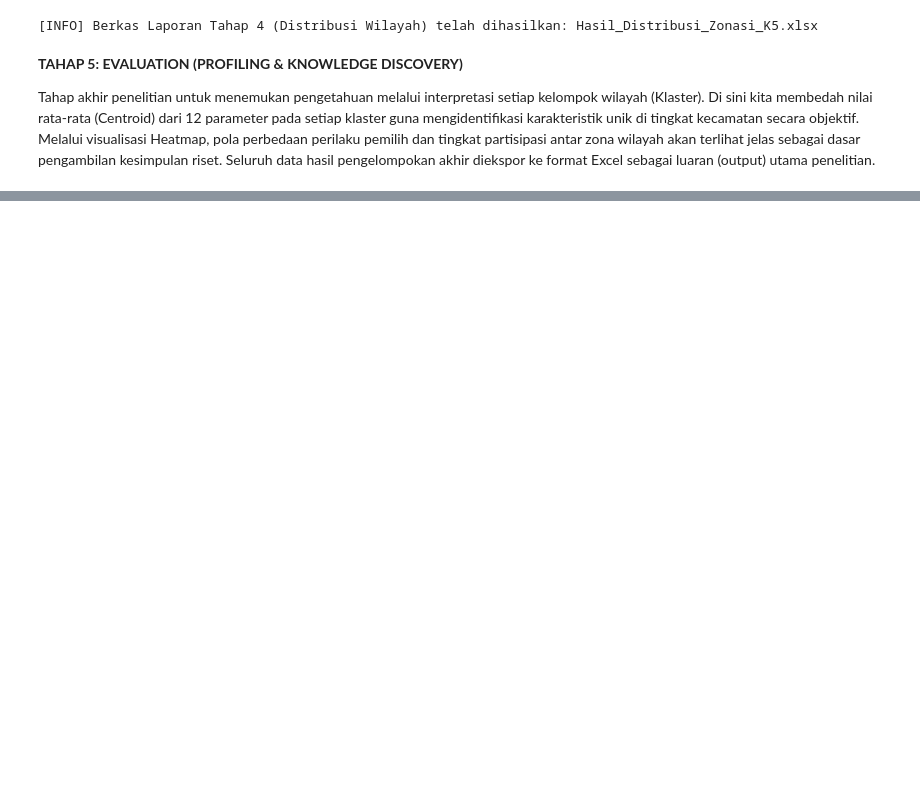
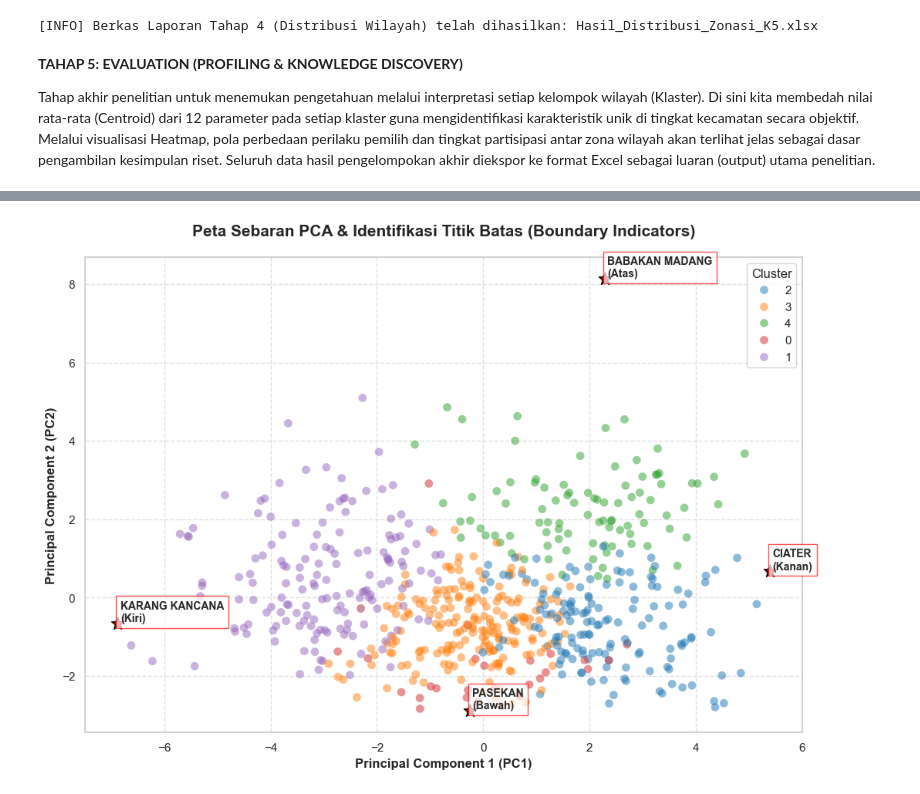
Before and after one commit to farisali522/gisclustering, a Jupyter notebook: clustering/clustering.ipynb, the cells around one changed output, grey strips where cells are left out. Saved outputs shown, nothing was run; the diff lists cells and outputs as text; code cells hidden in the pictures; blank space fills up the shorter version.

```diff
--- a/clustering/clustering.ipynb
+++ b/clustering/clustering.ipynb
@@ -381,36 +367,59 @@ print("="*50)
 Berdasarkan hasil visualisasi sebaran data (PCA) di Tahap 4, teridentifikasi satu wilayah kecamatan yang memiliki posisi sangat berjauhan (outlier) di atas rata-rata sebaran wilayah lainnya. Tahap analisis khusus ini bertujuan untuk membedah identitas dan karakteristik 12 parameter pada kecamatan tersebut guna memahami faktor pendorong utama (Key Drivers) di balik dominansi perolehan suara serta tingkat partisipasi yang sangat tinggi di wilayah tersebut. Temuan ini penting dikaji sebagai model acuan strategi pemenangan di wilayah lainnya.
 # %%
 # ==========================================================
-# 1. IDENTIFIKASI KECAMATAN OUTLIER (BERDARKAN PC2 TERTINGGI)
+# 1. IDENTIFIKASI TITIK BATAS (BOUNDARY INDICATORS - PCA)
 # ==========================================================
-# Mencari indeks baris (Data) yang berada di titik paling jauh di grafik PCA
-idx_outlier = df_pca['PC2'].idxmax()
+outliers = {
+    "Titik Batas Atas (PC2 Max)": df_pca['PC2'].idxmax(),
+    "Titik Batas Bawah (PC2 Min)": df_pca['PC2'].idxmin(),
+    "Titik Batas Kanan (PC1 Max)": df_pca['PC1'].idxmax(),
+    "Titik Batas Kiri (PC1 Min)": df_pca['PC1'].idxmin()
+}
 
-# Mengambil data asli dari baris tersebut (df)
-info_kecamatan = df.iloc[[idx_outlier]]
+print("=== ANALISIS KECAMATAN SEBAGAI TITIK BATAS (BOUNDARY INDICATORS) ===")
+print("-" * 110)
+
+for label, idx in outliers.items():
+    info_kec = df.iloc[[idx]]
+    print(f"\n>>> {label}")
+    print(info_kec[['id_kec', 'kab_kota', 'nama_kecamatan', 'Cluster_Label']].to_string(index=False))
+
+    # Detail fitur (Transpose vertikal)
+    detail_param = info_kec[fitur_cols].T.reset_index()
+    detail_param.columns = ['Parameter', 'Nilai Asli (%)']
+    print(detail_param.to_string(index=False))
+    print("-" * 75)
 
 # ==========================================================
-# 2. TABEL PERBANDINGAN PARAMETER ELEKTORAL (ASLI)
+# 2. VISUALISASI POSISI TITIK BATAS (PCA)
 # ==========================================================
-print("=== IDENTITAS KECAMATAN DENGAN PERFORMA EKSTRIM ===")
-print("-" * 110)
-# Menampilkan ID, Nama, Kota, dan Label Klaster
-print(info_kecamatan[['id_kec', 'kab_kota', 'nama_kecamatan', 'Cluster_Label']].to_string(index=False))
-print("-" * 110)
+plt.figure(figsize=(12, 8))
+sns.set_theme(style="whitegrid")
 
-# Bedah detail 12 parameter asli (Transpose agar enak dibaca vertikal)
-print("\n=== DETAIL 12 PARAMETER PENELITIAN KECAMATAN INI ===")
-print("-" * 75)
-detail_param = info_kecamatan[fitur_cols].T.reset_index()
-detail_param.columns = ['Nama Parameter', 'Nilai Persentase Asli (%)']
-print(detail_param.to_string(index=False))
-print("-" * 75)
+# Plot semua titik
+sns.scatterplot(x='PC1', y='PC2', hue='Cluster', data=df_pca,
+                palette='tab10', s=60, alpha=0.5, edgecolor='none')
 
-# ==========================================================
-# 3. EXPORT HASIL ANALISIS KHUSUS KE EXCEL
-# ==========================================================
-nama_file_outlier = "Analisis_Khusus_Kecamatan_Ekstrem.xlsx"
-info_kecamatan.to_excel(nama_file_outlier, index=False)
+# Highlight dan Label Outlier
+for label, idx in outliers.items():
+    row = df_pca.iloc[idx]
+    nama_kec = df.iloc[idx]['nama_kecamatan']
 
-print(f"\n[INFO] Berkas Studi Kasus Khusus Berhasil Dicetak ke: {nama_file_outlier}")
+    # Tambah marker khusus
+    plt.scatter(row['PC1'], row['PC2'], color='red', s=150, marker='*', edgecolors='black', label=f"Titik Batas: {nama_kec}")
+
+    # Tambah teks label
+    plt.text(row['PC1'] + 0.05, row['PC2'] + 0.05, f"{nama_kec}\n({label.split(' ')[2]})",
+             fontsize=10, fontweight='bold', bbox=dict(facecolor='white', alpha=0.7, edgecolor='red'))
+
+plt.title('Peta Sebaran PCA & Identifikasi Titik Batas (Boundary Indicators)', fontsize=15, fontweight='bold', pad=20)
+plt.xlabel('Principal Component 1 (PC1)', fontweight='bold')
+plt.ylabel('Principal Component 2 (PC2)', fontweight='bold')
+plt.grid(True, linestyle='--', alpha=0.6)
+plt.show()
+
+# 3. EXPORT HASIL ANALISIS KHUSUS
+df_outliers_all = df.iloc[list(outliers.values())].copy()
+df_outliers_all['Kategori_Batas'] = list(outliers.keys())
+df_outliers_all.to_excel("Analisis_Kecamatan_Titik_Batas_Lengkap.xlsx", index=False)
 # %% [output]
@@ -433,0 +443 @@ print(f"\n[INFO] Berkas Studi Kasus Khusus Berhasil Dicetak ke: {nama_file_outli
+[figure, added]
```
Also changed, not shown: parts of 8 cells of this notebook, 30 other files.
